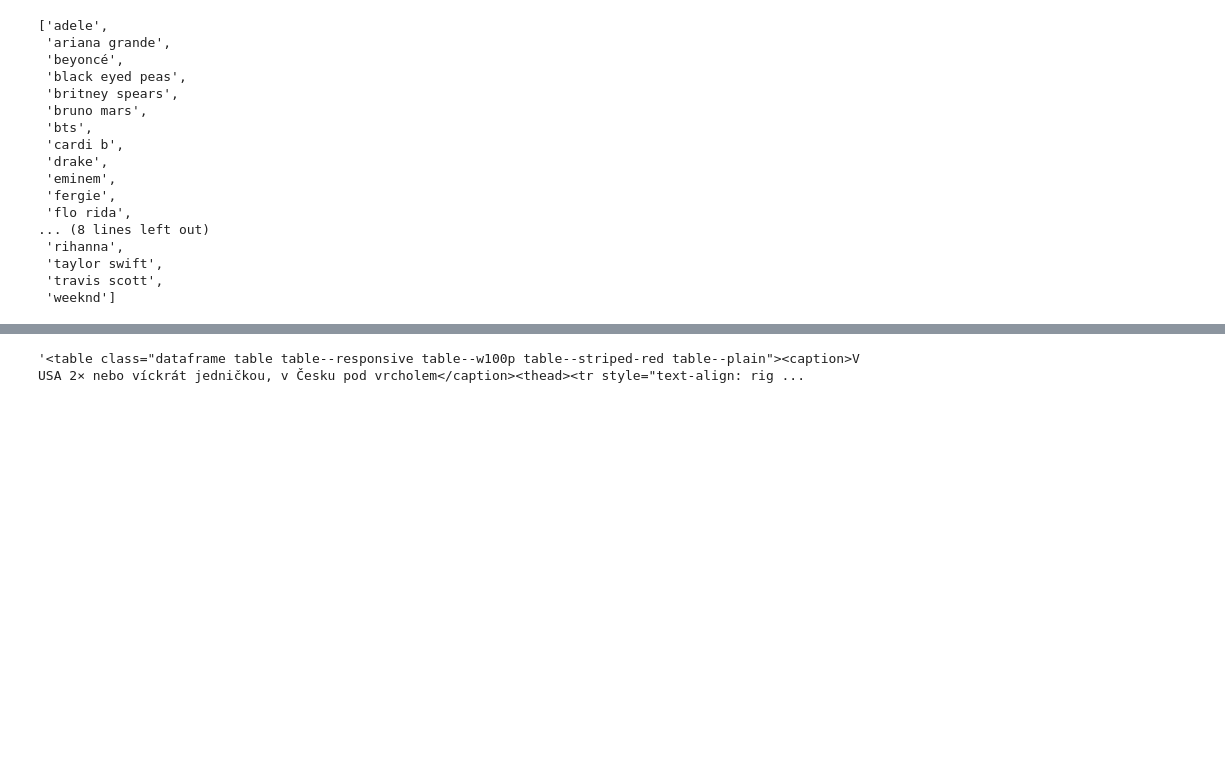
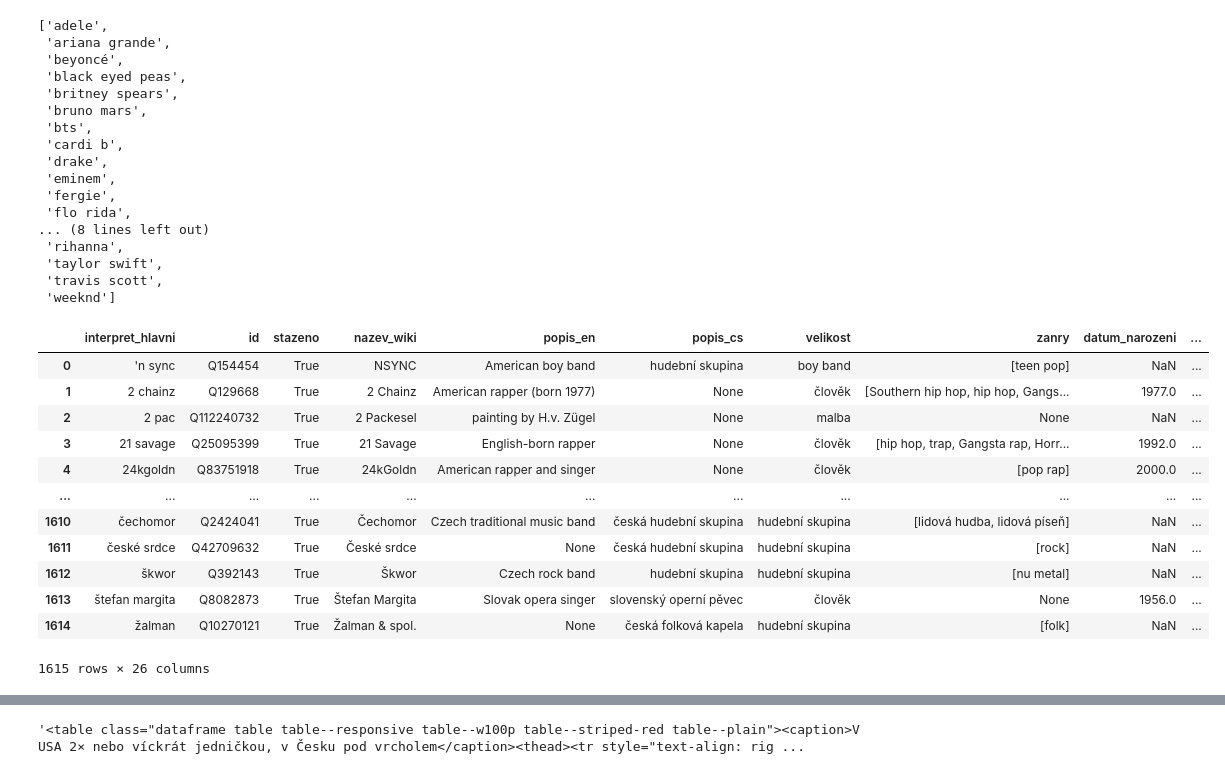
Before and after one commit to DataRozhlas/hitparady, a Jupyter notebook: 903 zpožděnost dramaturgie.ipynb, the cells around one changed output, grey strips where cells are left out. Drawn from its saved outputs; the diff is of its cells as text; code cells hidden in the pictures; blank space fills up the shorter version.

```diff
--- a/903 zpožděnost dramaturgie.ipynb
+++ b/903 zpožděnost dramaturgie.ipynb
@@ -117,3 +117,19 @@ americke_jednicky = b100[b100['rank'] == 1]['interpret_hlavni'].drop_duplicates(
 americke_jednicky_v_cesku = pd.Series(cz[cz['interpret_hlavni'].isin(am_jednicky)].groupby('interpret_hlavni')['pozice'].min().reindex(am_jednicky).sort_values())
 # %%
 americke_jednicky_v_cesku = pd.DataFrame(americke_jednicky_v_cesku[americke_jednicky_v_cesku != 1]).reset_index().rename(columns = {'interpret_hlavni':'Interpreti','pozice':'Nejlepší pozice v ČR'}).replace({"Interpreti": interpreti_slovnik})
+# %%
+wikid
+# %% [output]
+|  | interpret_hlavni | id | stazeno | nazev_wiki | popis_en | popis_cs | velikost | zanry | datum_narozeni | ... |
+| 0 | 'n sync | Q154454 | True | NSYNC | American boy band | hudební skupina | boy band | [teen pop] | NaN | ... |
+| 1 | 2 chainz | Q129668 | True | 2 Chainz | American rapper (born 1977) | None | člověk | [Southern hip hop, hip hop, Gangs... | 1977.0 | ... |
+| 2 | 2 pac | Q112240732 | True | 2 Packesel | painting by H.v. Zügel | None | malba | None | NaN | ... |
+| 3 | 21 savage | Q25095399 | True | 21 Savage | English-born rapper | None | člověk | [hip hop, trap, Gangsta rap, Horr... | 1992.0 | ... |
+| 4 | 24kgoldn | Q83751918 | True | 24kGoldn | American rapper and singer | None | člověk | [pop rap] | 2000.0 | ... |
+| ... | ... | ... | ... | ... | ... | ... | ... | ... | ... | ... |
+| 1610 | čechomor | Q2424041 | True | Čechomor | Czech traditional music band | česká hudební skupina | hudební skupina | [lidová hudba, lidová píseň] | NaN | ... |
+| 1611 | české srdce | Q42709632 | True | České srdce | None | česká hudební skupina | hudební skupina | [rock] | NaN | ... |
+| 1612 | škwor | Q392143 | True | Škwor | Czech rock band | hudební skupina | hudební skupina | [nu metal] | NaN | ... |
+| 1613 | štefan margita | Q8082873 | True | Štefan Margita | Slovak opera singer | slovenský operní pěvec | člověk | None | 1956.0 | ... |
+| 1614 | žalman | Q10270121 | True | Žalman & spol. | None | česká folková kapela | hudební skupina | [folk] | NaN | ... |
+1615 rows × 26 columns
```
Also changed, not shown: parts of 27 cells of this notebook, 53 other files.
